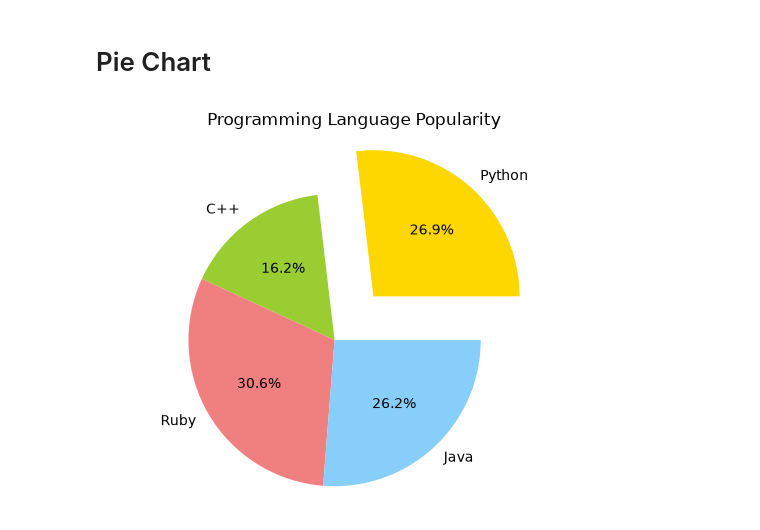
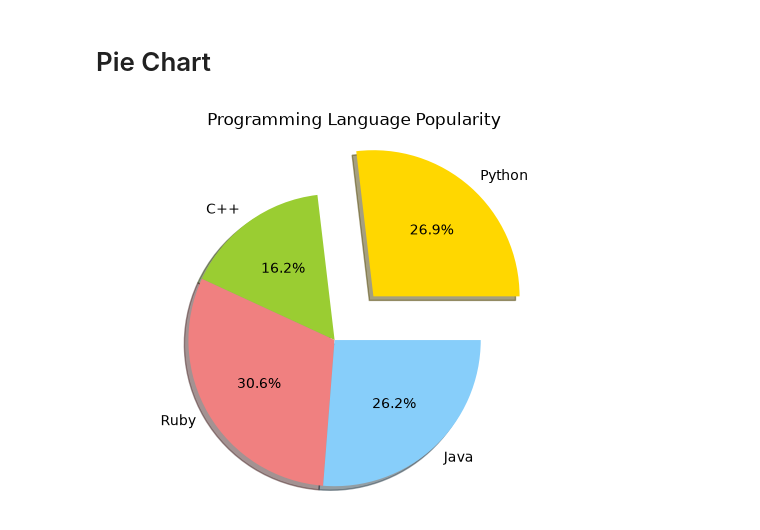
Before and after one commit to DishaVerma-20/Python, a Jupyter notebook: matplotlib.ipynb, the cells around one changed output. Cells and saved outputs as stored; diff of their text form; code cells hidden in the pictures.

```diff
--- a/matplotlib.ipynb
+++ b/matplotlib.ipynb
@@ -194,30 +194,30 @@ plt.show()
 # %%
 import matplotlib.pyplot as plt
 
 # Data to plot
 labels = ['Python', 'C++', 'Ruby', 'Java']
 sizes = [215, 130, 245, 210]
 colors = ['gold', 'yellowgreen', 'lightcoral', 'lightskyblue']
 
 # Highlight the first slice (Python)
 explode = (0.4, 0, 0, 0)
 
 # Create pie chart
 plt.pie(
     sizes,
     explode=explode,
     labels=labels,
     colors=colors,
     autopct='%1.1f%%',
-    shadow=False
+    shadow=True
 )
 
 # Make it a perfect circle
 plt.axis('equal')
 
 # Title
 plt.title('Programming Language Popularity')
 
 plt.show()
 # %% [output]
-[figure, old version]
+[figure, new version]
```
Also changed, not shown: parts of 5 cells of this notebook.
